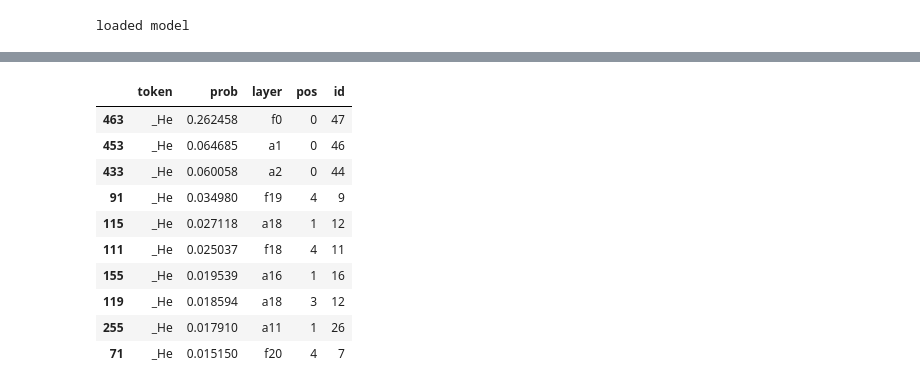
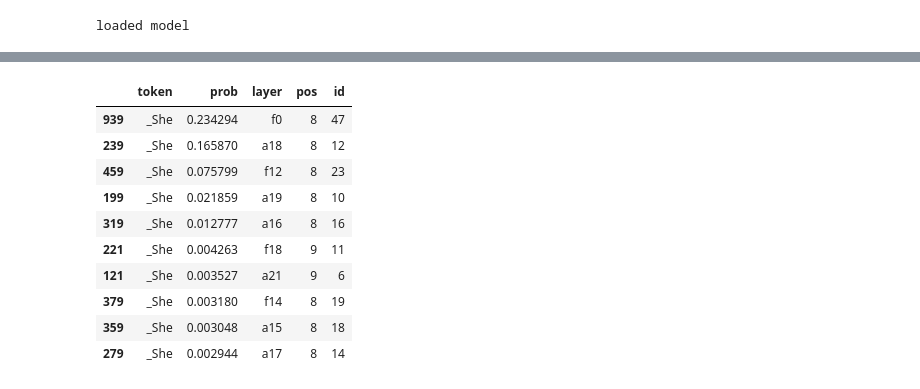
Before and after one commit to aryamanarora/nano-causal-interventions, a Jupyter notebook: Coref.ipynb, the cells around one changed output, grey strips where cells are left out. Saved outputs shown, nothing was run; the diff lists cells and outputs as text; code cells hidden in the pictures.

```diff
--- a/Coref.ipynb
+++ b/Coref.ipynb
@@ -18,0 +16,7 @@ assert len(inputs[0]['input_ids'][0]) == len(inputs[1]['input_ids'][0])
+# %%
+inputs = [
+    tokenizer("Lucy has a pet cat named Tom. Lucy loved to play with him. One sunny day, they went to the park to play. While playing,", return_tensors="pt"),
+    tokenizer("Lucy has a pet cat named Tom. Lucy loved to play with toys. One sunny day, they went to the park to play. While playing,", return_tensors="pt")
+]
+print(inputs)
+assert len(inputs[0]['input_ids'][0]) == len(inputs[1]['input_ids'][0])
@@ -19,4 +33,5 @@ assert len(inputs[0]['input_ids'][0]) == len(inputs[1]['input_ids'][0])
 # %%
+model.cache = {}
 res1, cache1 = model(inputs, which=lambda x: 0, verbose=False)
 distrib1 = embed_to_distrib(model, res1.hidden_states, logits=False)
 top_vals(tokenizer, distrib1[0][-1], n=10)
@@ -52,0 +172,26 @@ print(g)
+# %%
+NODE = "a12"
+POS = 8
+def which(path, node, pos):
+    if f"{NODE}.head.pos{POS}" in path or f"{NODE}.pos{POS}" in path:
+        return 1
+    if f"{node}.head.pos{pos}" in path or f"{node}.pos{pos}" in path:
+        return 1
+    return 0
+
+
+def branch(path, node, pos):
+    if path[-1] == f"{NODE}":
+        return "positions"
+    if path[-1] == f"{NODE}.head":
+        return "positions"
+    if path[-1] == f"{node}":
+        return "positions"
+    if path[-1] == f"{node}.head":
+        return "positions"
+    return False
+# %%
+%config InlineBackend.figure_formats = ['svg']
+
+df, nodes, g = intervene_node_and_pos(model, tokenizer, inputs, tokens=[' He', ' She'], plot=True, pause=False, which=which, branch=branch)
+print(g)
@@ -53,15 +200,15 @@ print(g)
 # %%
-# top interventions for He
-df[df.token == '_He'].sort_values('prob', ascending=False).head(10)
+# top interventions for She
+df[df.token == '_She'].sort_values('prob', ascending=False).head(10)
 # %% [output]
 |  | token | prob | layer | pos | id |
-| 463 | _He | 0.262458 | f0 | 0 | 47 |
-| 453 | _He | 0.064685 | a1 | 0 | 46 |
-| 433 | _He | 0.060058 | a2 | 0 | 44 |
-| 91 | _He | 0.034980 | f19 | 4 | 9 |
-| 115 | _He | 0.027118 | a18 | 1 | 12 |
-| 111 | _He | 0.025037 | f18 | 4 | 11 |
-| 155 | _He | 0.019539 | a16 | 1 | 16 |
-| 119 | _He | 0.018594 | a18 | 3 | 12 |
-| 255 | _He | 0.017910 | a11 | 1 | 26 |
-| 71 | _He | 0.015150 | f20 | 4 | 7 |
+| 939 | _She | 0.234294 | f0 | 8 | 47 |
+| 239 | _She | 0.165870 | a18 | 8 | 12 |
+| 459 | _She | 0.075799 | f12 | 8 | 23 |
+| 199 | _She | 0.021859 | a19 | 8 | 10 |
+| 319 | _She | 0.012777 | a16 | 8 | 16 |
+| 221 | _She | 0.004263 | f18 | 9 | 11 |
+| 121 | _She | 0.003527 | a21 | 9 | 6 |
+| 379 | _She | 0.003180 | f14 | 8 | 19 |
+| 359 | _She | 0.003048 | a15 | 8 | 18 |
+| 279 | _She | 0.002944 | a17 | 8 | 14 |
```
Also changed, not shown: parts of 11 cells of this notebook.
